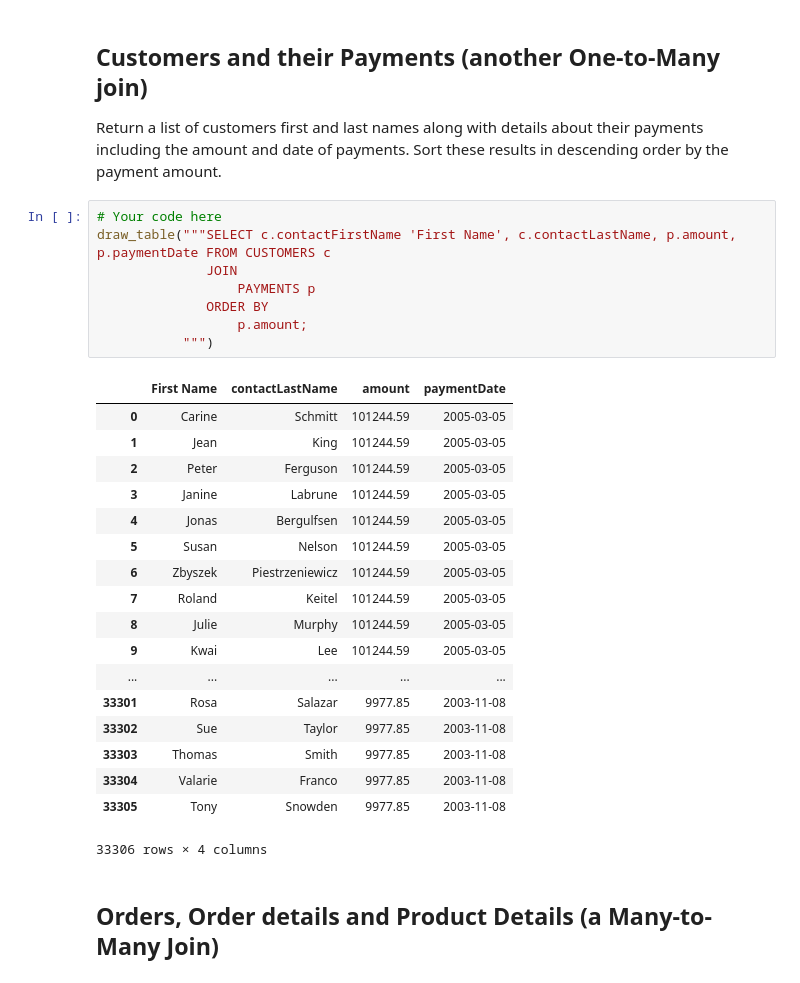
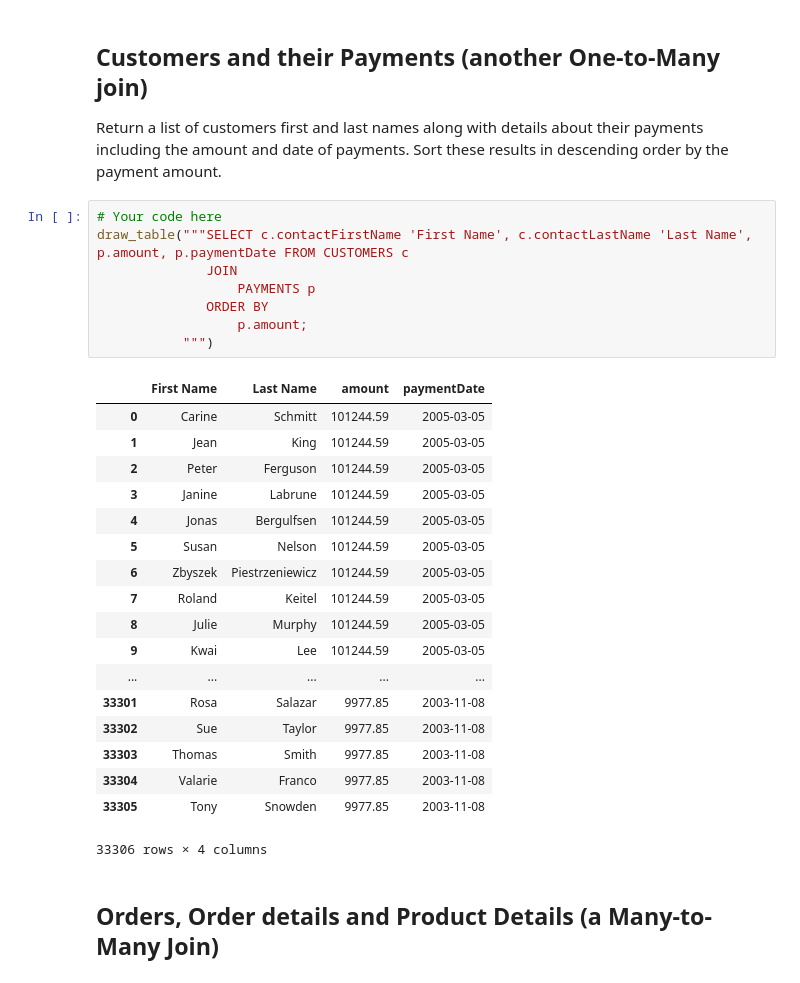
Before and after one commit to Yee-Brian14/dsc-one-to-many-and-many-to-many-joins-lab-nyc-ds-071519, a Jupyter notebook: index.ipynb, the cells around one changed output. Cells and saved outputs as stored; diff of their text form.

```diff
--- a/index.ipynb
+++ b/index.ipynb
@@ -96,14 +96,14 @@ draw_table("""SELECT c.contactFirstName, c.contactLastName, o.orderNumber, o.ord
 Return a list of customers first and last names along with details about their payments including the amount and date of payments. Sort these results in descending order by the payment amount.
 # %%
 # Your code here
-draw_table("""SELECT c.contactFirstName 'First Name', c.contactLastName, p.amount, p.paymentDate FROM CUSTOMERS c
+draw_table("""SELECT c.contactFirstName 'First Name', c.contactLastName 'Last Name', p.amount, p.paymentDate FROM CUSTOMERS c
               JOIN
                   PAYMENTS p
               ORDER BY
                   p.amount;
            """)
 # %% [output]
-|  | First Name | contactLastName | amount | paymentDate |
+|  | First Name | Last Name | amount | paymentDate |
 | 0 | Carine | Schmitt | 101244.59 | 2005-03-05 |
 | 1 | Jean | King | 101244.59 | 2005-03-05 |
 | 2 | Peter | Ferguson | 101244.59 | 2005-03-05 |
```
